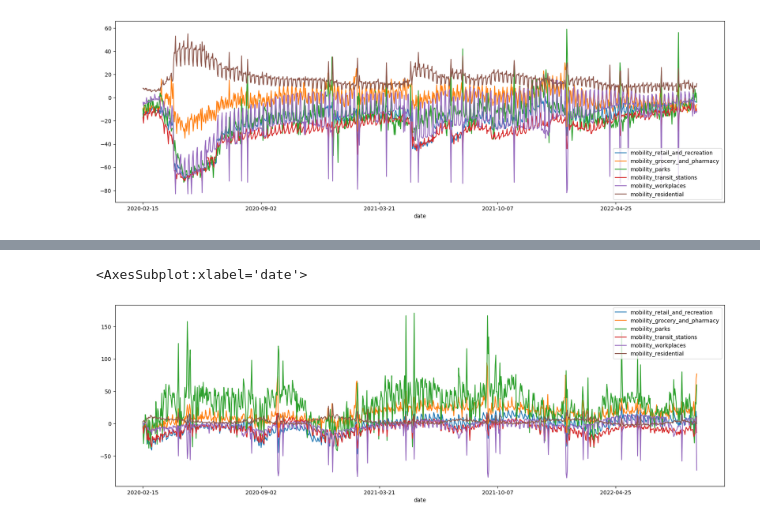
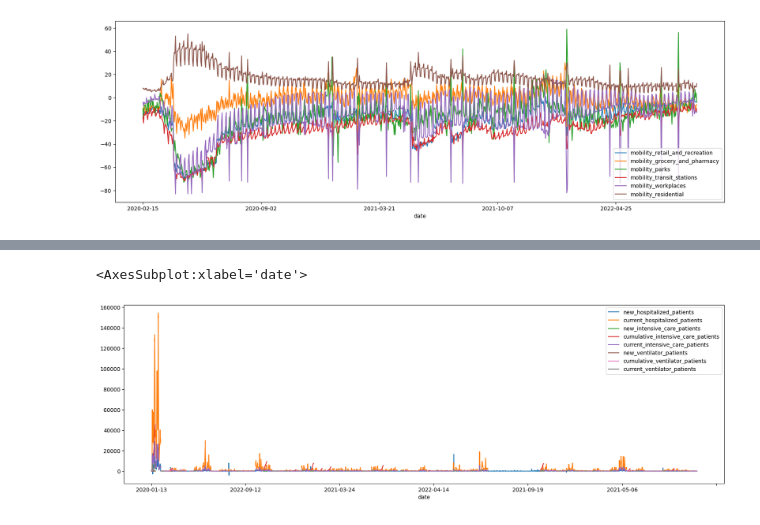
Before and after one commit to TristanKoh/p4ds-project, a Jupyter notebook: tristan-eda.ipynb, the cells around one changed output, grey strips where cells are left out. Cells and saved outputs as stored; diff of their text form; code cells hidden in the pictures.

```diff
--- a/tristan-eda.ipynb
+++ b/tristan-eda.ipynb
@@ -258,0 +321,3 @@ df_mobility.loc[df_mobility["country_name"] == "Singapore"].plot(figsize=(20, 6)
+# %%
+df_hosp = pd.read_csv(DATA_PATH+"hospitalizations.csv")
+df_hosp.head()
@@ -258,0 +331,3 @@ df_mobility.loc[df_mobility["country_name"] == "Singapore"].plot(figsize=(20, 6)
+# %%
+df_hosp = pd.merge(df_hosp, df_index[["location_key", "country_name"]], on = "location_key", how = "left")
+df_hosp.head()
@@ -259,5 +346,5 @@ df_mobility.loc[df_mobility["country_name"] == "Singapore"].plot(figsize=(20, 6)
 # %%
-df_mobility.loc[df_mobility["country_name"] == "South Korea"].plot(figsize=(20, 6), x = "date")
+df_hosp.loc[df_hosp["country_name"] == "United States of America"].drop("cumulative_hospitalized_patients", axis = 1).plot(figsize=(20, 6), x = "date")
 # %% [output]
 <AxesSubplot:xlabel='date'>
-[figure, old version]
+[figure, new version]
```
Also changed, not shown: parts of 14 cells of this notebook, 1 other file.
